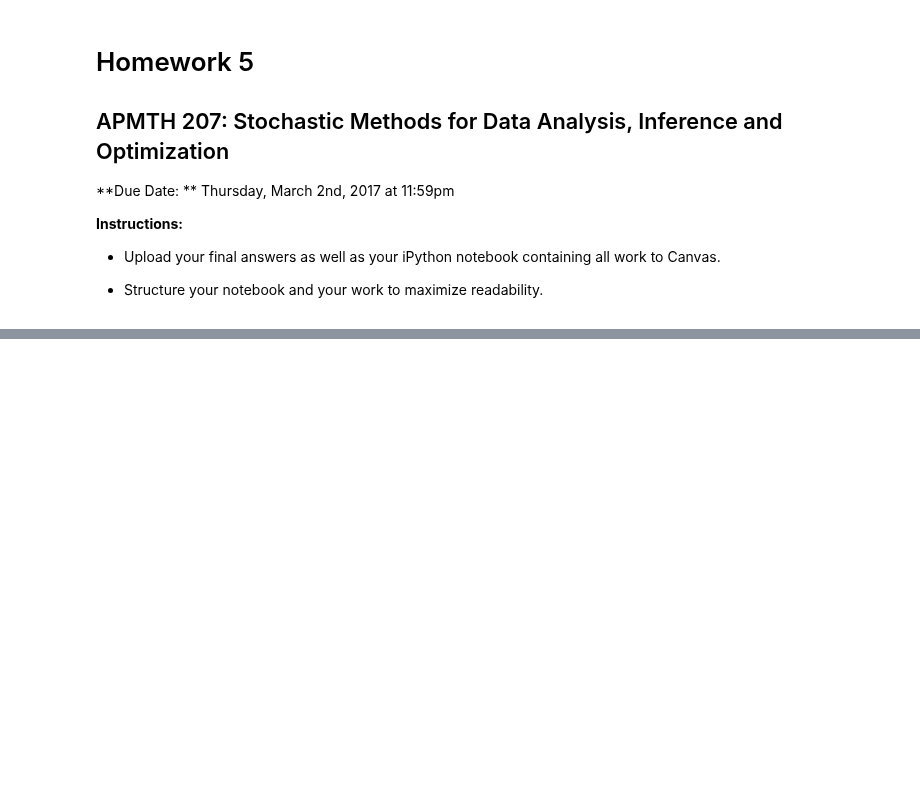
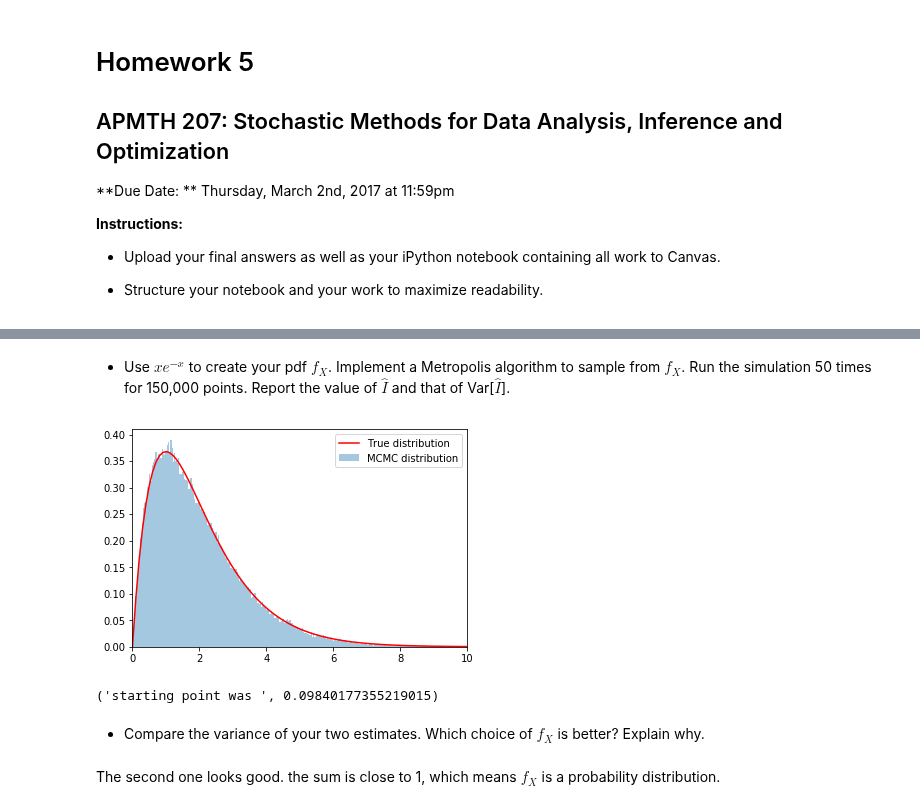
Before and after one commit to namwkim/2017, a Jupyter notebook: homework/AM207_HW5.ipynb, the cells around one changed output, grey strips where cells are left out. Drawn from its saved outputs; the diff is of its cells as text; code cells hidden in the pictures; blank space fills up the shorter version.

```diff
--- a/homework/AM207_HW5.ipynb
+++ b/homework/AM207_HW5.ipynb
@@ -49,3 +172,27 @@ Rewrite your integrand as a product of two functions, $h(x)g(x)$, which can then
+# %% [markdown]
+- Use $xe^{-x}$ to create your pdf $f_X$. Implement a Metropolis algorithm to sample from $f_X$. Run the simulation 50 times for 150,000 points. Report the value of $\hat{I}$ and that of Var[${\hat{I}}$].
+# %%
+g2 = lambda x: x*np.exp(-x)
+h2 = lambda x:0 if x<0 else (np.power(x,3)*np.sin(np.sqrt(np.log(x+1))))/(2+np.power(x-4,2))
+# %%
+x0=np.random.uniform()
+samps,acc = metropolis_hastings(g2, gammapdf, gammadraw, 150000, x0)
+# %%
+# plot our sample histogram
+plt.hist(samps,bins=300, alpha=0.4, label=u'MCMC distribution', normed=True)
+xx= np.linspace(0,10,100)
+plt.plot(xx, g2(xx), 'r', label=u'True distribution')
+plt.legend()
+plt.xlim([0,10])
+plt.show()
+print("starting point was ", x0)
+# %% [output]
+[figure, added]
+('starting point was ', 0.09840177355219015)
+# %% [markdown]
+- Compare the variance of your two estimates. Which choice of $f_X$ is better? Explain why.
+# %% [markdown]
+The second one looks good. the sum is close to 1, which means $f_X$ is a probability distribution.
 # %% [markdown]
 ## Problem 2: Metropolis Algorithm
 
```
Also changed, not shown: parts of 17 cells of this notebook, 1 other file.
